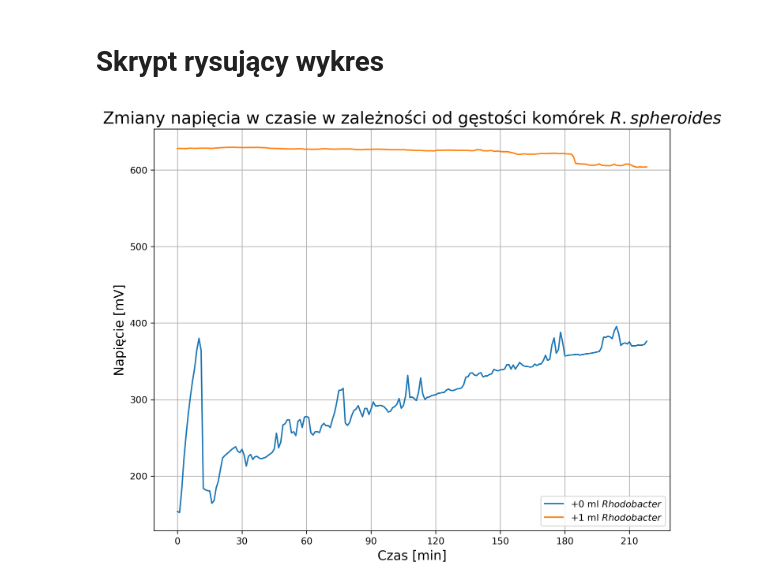
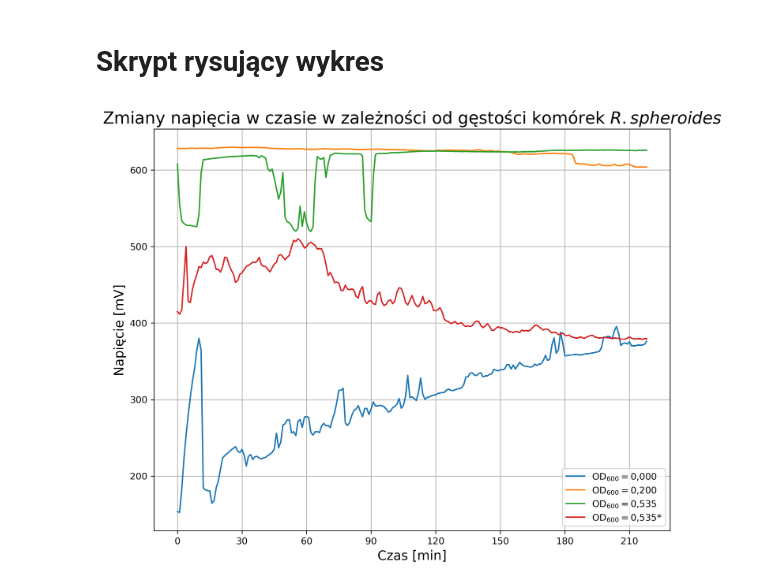
Before and after one commit to f1lem0n/biotech-bsc, a Jupyter notebook: mfc-volt-2022-04-21/mfc-volt-3.ipynb, the cells around one changed output. Drawn from its saved outputs; the diff is of its cells as text; code cells hidden in the pictures.

```diff
--- a/mfc-volt-2022-04-21/mfc-volt-3.ipynb
+++ b/mfc-volt-2022-04-21/mfc-volt-3.ipynb
@@ -62,44 +62,47 @@ def process(file_path):
 # %%
 plt.figure(figsize = (10,8), dpi = 300)
 
-vol = 0
 legend = []
 
 factor = 1
 
 for file in files:
+
+    od_value = file[5:-4].replace('.', ',')
+    if 'X' in od_value:
+        od_value = od_value.replace('X', '*')
+
     final_df, minutes, means = process(file)
 
     plt.errorbar(
         x = final_df['minute'],
         y = final_df['mean']*factor,
         # yerr = final_df['error'],
         fmt = '-',
     )
-    legend_rec = f'+{vol} ml $Rhodobacter$'
+    legend_rec = 'OD$_{600} = $' + f'{od_value}'
     legend.append(legend_rec)
     factor = 1000
-    vol += 1
 
 plt.title(
     '''Zmiany napięcia w czasie w zależności od gęstości komórek $R. spheroides$''',
     fontdict = {
         'fontsize' : 18,
         'multialignment' : 'center'
     }
 )
 plt.ylabel(
     'Napięcie [mV]',
     fontdict = {'fontsize' : 14}
 )
 plt.xlabel(
     'Czas [min]',
     fontdict = {'fontsize' : 14}
 )
 plt.legend(legend)
 plt.grid()
 plt.xticks(minutes[::30])
 
 plt.show()
 # %% [output]
-[figure, old version]
+[figure, new version]
```
Also changed, not shown: parts of 1 cell of this notebook, 6 other files.
